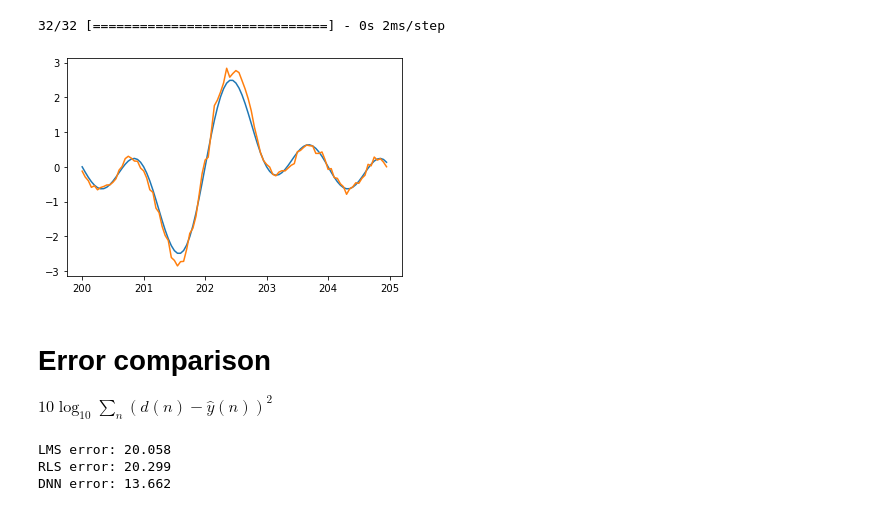
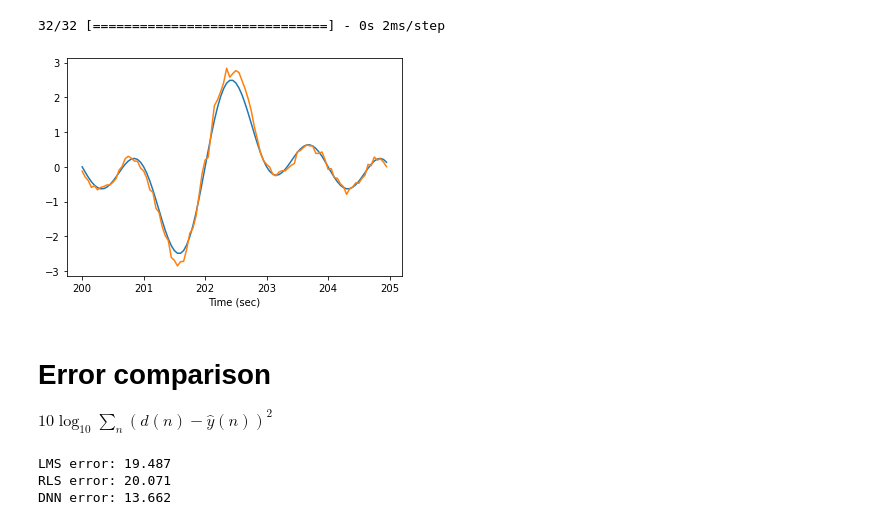
Before and after one commit to ch77ancreant/LMS-RLS-DNN, a Jupyter notebook: PredictionWithNoise.ipynb, the cells around one changed output. Cells and saved outputs as stored; diff of their text form; code cells hidden in the pictures.

```diff
--- a/PredictionWithNoise.ipynb
+++ b/PredictionWithNoise.ipynb
@@ -46,9 +47,9 @@ lms_err = ylms[num_train_data:] - d[num_train_data:]
 # RLS filter
 # %%
 # set parameters
-lambd = 0.5
-delta = 0.01
-M = 5
+lambd = 0.75
+delta = 0.1
+M = 10
 wn = np.zeros((1, M))
 xn = np.concatenate((y_noise[0].reshape(1, -1), np.zeros((1, M-1))), axis=None).reshape(1, -1)
 P = delta**-1 * np.identity(M)
@@ -145,10 +147,11 @@ pred = model.predict(test_data)
 # %%
 t0 = num_train_data
 plt.plot(t[t0:t0+100], d[t0:t0+100])
 plt.plot(t[t0:t0+100], pred.flatten()[:100])
+plt.xlabel("Time (sec)")
 plt.show()
 # %% [output]
-[figure, old version]
+[figure, new version]
 # %%
 dnn_err = np.array(d[num_train_data:]) - pred.flatten()
 # %% [markdown]
@@ -159,6 +162,6 @@ print("LMS error: {:.3f}".format(10*np.log10(np.sum(lms_err**2))))
 print("RLS error: {:.3f}".format(10*np.log10(np.sum(rls_err**2))))
 print("DNN error: {:.3f}".format(10*np.log10(np.sum(dnn_err**2))))
 # %% [output]
-LMS error: 20.058
-RLS error: 20.299
+LMS error: 19.487
+RLS error: 20.071
 DNN error: 13.662
```
Also changed, not shown: parts of 3 cells of this notebook.
